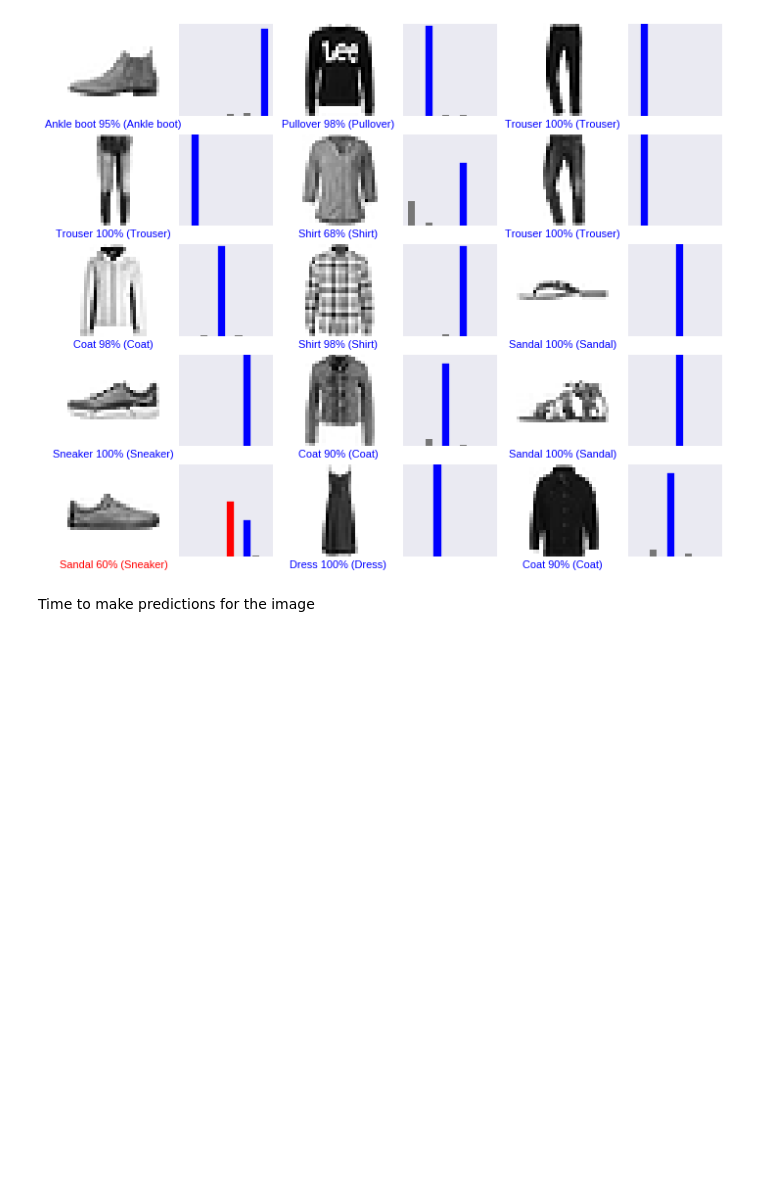
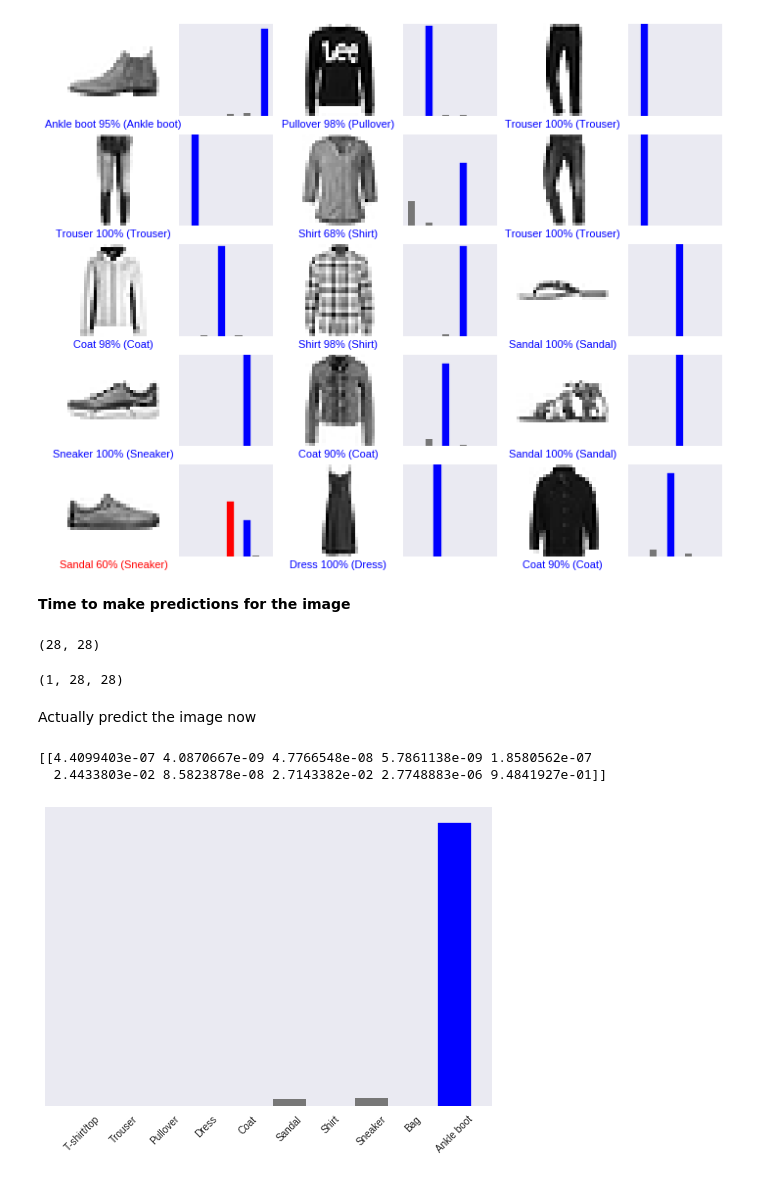
Before and after one commit to viraatdas/Neural-Network-Purdue-Workshop, a Jupyter notebook: Basic_Image_Classification_Using_a_Neural_Network.ipynb, the cells around one changed output. Drawn from its saved outputs; the diff is of its cells as text; code cells hidden in the pictures; blank space fills up the shorter version.

```diff
--- a/Basic_Image_Classification_Using_a_Neural_Network.ipynb
+++ b/Basic_Image_Classification_Using_a_Neural_Network.ipynb
@@ -221,4 +221,32 @@ for i in range(num_images):
 # %% [output]
 [figure]
 # %% [markdown]
-Time to make predictions for the image
+**Time to make predictions for the image**
+# %%
+img = test_images[0]
+
+
+print (img.shape) #we pick an image
+# %% [output]
+(28, 28)
+# %%
+# Add the image to a batch where it's the only member.
+img = (np.expand_dims(img,0))
+
+print(img.shape)
+# %% [output]
+(1, 28, 28)
+# %% [markdown]
+Actually predict the image now
+# %%
+predictions_single = model.predict(img)
+
+print(predictions_single)
+# %% [output]
+[[4.4099403e-07 4.0870667e-09 4.7766548e-08 5.7861138e-09 1.8580562e-07
+  2.4433803e-02 8.5823878e-08 2.7143382e-02 2.7748883e-06 9.4841927e-01]]
+# %%
+plot_value_array(0, predictions_single, test_labels)
+_ = plt.xticks(range(10), class_names, rotation=45)
+# %% [output]
+[figure, added]
```
Also changed, not shown: parts of 2 cells of this notebook.
